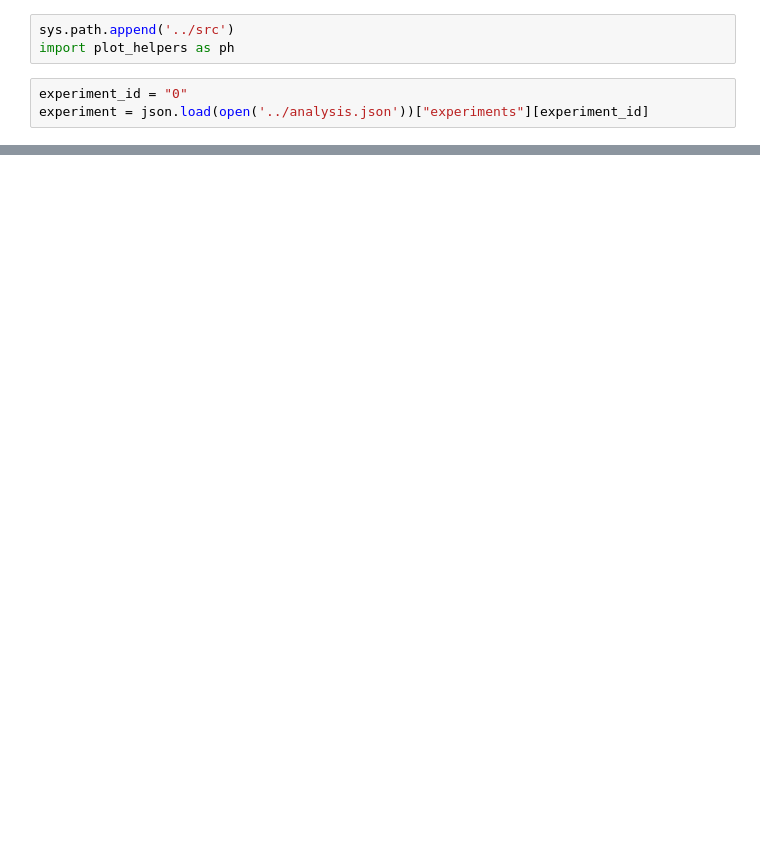
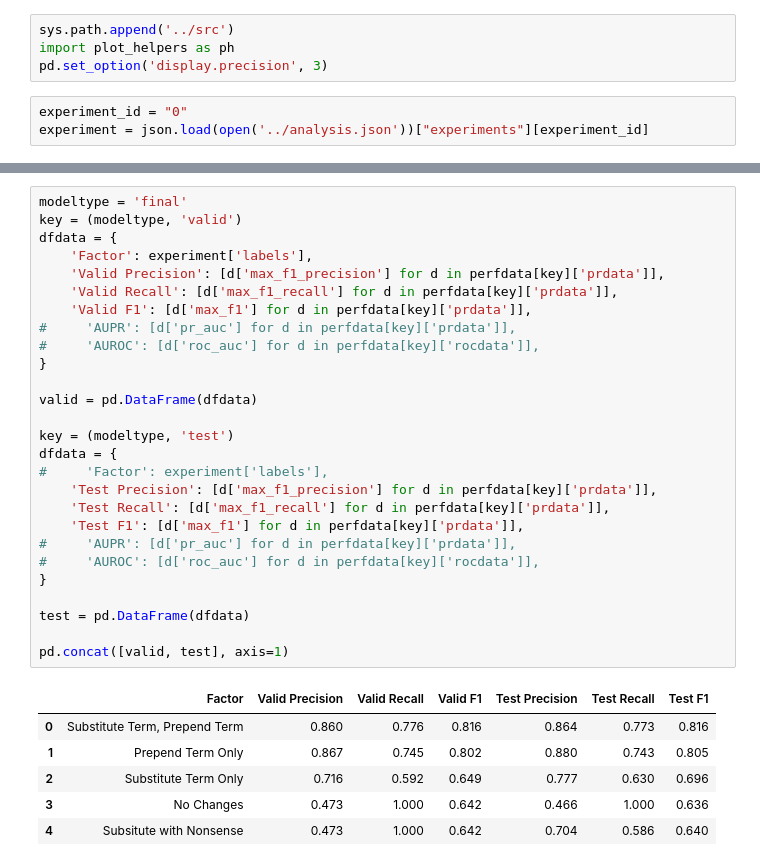
Before and after one commit to tatonetti-lab/onsides, a Jupyter notebook: notebooks/Experiment 0-Compare Example Construction Methods.ipynb, the cells around one changed output, grey strips where cells are left out. Saved outputs shown, nothing was run; the diff lists cells and outputs as text; blank space fills up the shorter version.

```diff
--- a/notebooks/Experiment 0-Compare Example Construction Methods.ipynb
+++ b/notebooks/Experiment 0-Compare Example Construction Methods.ipynb
@@ -17,6 +19,7 @@ from sklearn.metrics import roc_auc_score
 # %%
 sys.path.append('../src')
 import plot_helpers as ph
+pd.set_option('display.precision', 3)
 # %%
 experiment_id = "0"
 experiment = json.load(open('../analysis.json'))["experiments"][experiment_id]
@@ -88,0 +96,34 @@ for modeltype in ('final', 'bestepoch'):
+# %%
+modeltype = 'final'
+key = (modeltype, 'valid')
+dfdata = {
+    'Factor': experiment['labels'],
+    'Valid Precision': [d['max_f1_precision'] for d in perfdata[key]['prdata']],
+    'Valid Recall': [d['max_f1_recall'] for d in perfdata[key]['prdata']],
+    'Valid F1': [d['max_f1'] for d in perfdata[key]['prdata']],
+#     'AUPR': [d['pr_auc'] for d in perfdata[key]['prdata']],
+#     'AUROC': [d['roc_auc'] for d in perfdata[key]['rocdata']],
+}
+
+valid = pd.DataFrame(dfdata)
+
+key = (modeltype, 'test')
+dfdata = {
+#     'Factor': experiment['labels'],
+    'Test Precision': [d['max_f1_precision'] for d in perfdata[key]['prdata']],
+    'Test Recall': [d['max_f1_recall'] for d in perfdata[key]['prdata']],
+    'Test F1': [d['max_f1'] for d in perfdata[key]['prdata']],
+#     'AUPR': [d['pr_auc'] for d in perfdata[key]['prdata']],
+#     'AUROC': [d['roc_auc'] for d in perfdata[key]['rocdata']],
+}
+
+test = pd.DataFrame(dfdata)
+
+pd.concat([valid, test], axis=1)
+# %% [output]
+|  | Factor | Valid Precision | Valid Recall | Valid F1 | Test Precision | Test Recall | Test F1 |
+| 0 | Substitute Term, Prepend Term | 0.860 | 0.776 | 0.816 | 0.864 | 0.773 | 0.816 |
+| 1 | Prepend Term Only | 0.867 | 0.745 | 0.802 | 0.880 | 0.743 | 0.805 |
+| 2 | Substitute Term Only | 0.716 | 0.592 | 0.649 | 0.777 | 0.630 | 0.696 |
+| 3 | No Changes | 0.473 | 1.000 | 0.642 | 0.466 | 1.000 | 0.636 |
+| 4 | Subsitute with Nonsense | 0.473 | 1.000 | 0.642 | 0.704 | 0.586 | 0.640 |
```
Also changed, not shown: parts of 2 cells of this notebook, 11 other files.
